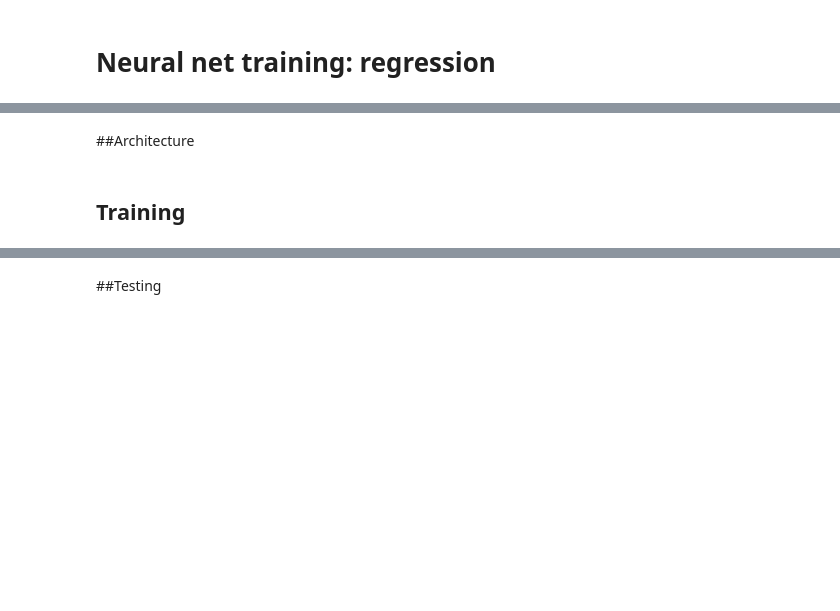
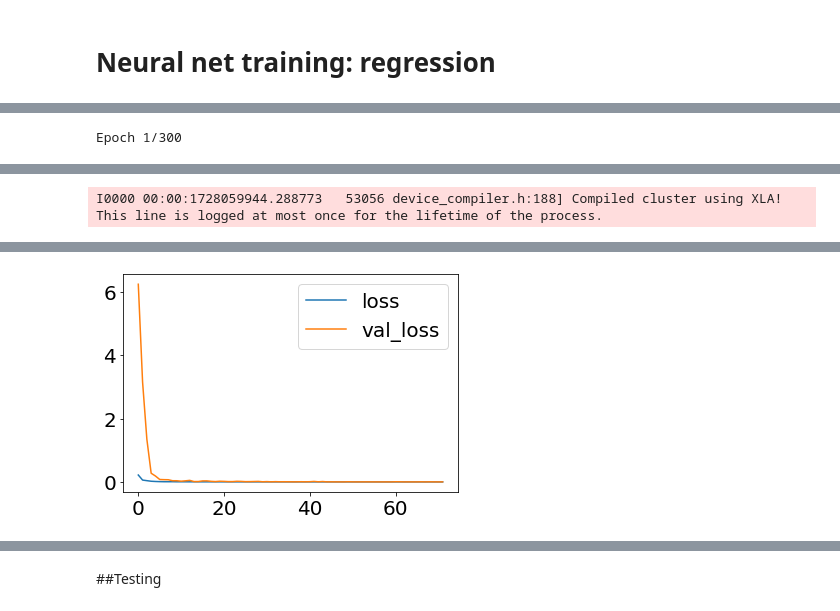
Before and after one commit to luizalober/chaotic_systems_NN, a Jupyter notebook: rp_NN_logistic.ipynb, the cells around one changed output, grey strips where cells are left out. Saved outputs shown, nothing was run; the diff lists cells and outputs as text; code cells hidden in the pictures; blank space fills up the shorter version.

Commit message:
Version 2 of the notebooks used
Improved NN architecture and better structure for the code execution.

```diff
--- a/rp_NN_logistic.ipynb
+++ b/rp_NN_logistic.ipynb
@@ -70,6 +119,7 @@ def parameter_stratification(value):
 # %%
 #Read all pngs from the train set
-pngs = glob.glob('your_path/IC=0.*/sample*png')
+data_path = '/your/path/'
+pngs = glob.glob(data_path + 'IC=0.*/sample*png')
 
 ims = {}
 for png in pngs:
@@ -80,32 +130,6 @@ for png in pngs:
 
 questions = np.array([each for each in ims.values()]).astype(np.float32)
 solutions = np.array([float(each.split('_')[-1].split('.')[0])/(1e16) for each in ims]).astype(np.float32)
-# %% [markdown]
-##Architecture
-# %%
-model = keras.Sequential([
-  keras.layers.Conv2D(3, 3, activation='relu'),
-  keras.layers.Conv2D(3, 3, activation='relu'),
-  keras.layers.MaxPooling2D(2),
-  keras.layers.Conv2D(3, 3, activation='relu'),
-  keras.layers.Conv2D(3, 3, activation='relu'),
-  keras.layers.MaxPooling2D(2),
-  keras.layers.Conv2D(3, 3, activation='relu'),
-  keras.layers.Conv2D(3, 3, activation='relu'),
-  keras.layers.MaxPooling2D(2),
-  keras.layers.Conv2D(3, 3, activation='relu'),
-  keras.layers.Conv2D(3, 3, activation='relu'),
-  keras.layers.Flatten(),
-  keras.layers.Dense(units=1024, activation='relu'),
-  keras.layers.Dense(units=512, activation='relu'),
-  keras.layers.Dense(units=256, activation='relu'),
-  keras.layers.Dense(units=64, activation='relu'),
-  keras.layers.Dense(units=1)
-])
-
-model.compile(loss='mean_squared_error', optimizer="adam")
-# %% [markdown]
-## Training
 # %%
 N_size = 100
 
@@ -121,6 +145,7 @@ early_stopping = callbacks.EarlyStopping(
     restore_best_weights=True,
 )
 # %%
+#Complete region
 history = model.fit(
     X_train, y_train,
     validation_data=(X_test, y_test),
@@ -128,8 +153,11 @@ history = model.fit(
     epochs=300,
     callbacks=[early_stopping], # put your callbacks in a list
     verbose=1,  # turn off training log
+    shuffle=False
 )
 
 history_df = pd.DataFrame(history.history)
 history_df.loc[:, ['loss', 'val_loss']].plot();
 print("Minimum validation loss: {}".format(history_df['val_loss'].min()))
+# %% [output]
+Epoch 1/300
@@ -135,0 +170 @@ print("Minimum validation loss: {}".format(history_df['val_loss'].min()))
+I0000 00:00:1728059944.288773   53056 device_compiler.h:188] Compiled cluster using XLA!  This line is logged at most once for the lifetime of the process.
@@ -135,0 +188 @@ print("Minimum validation loss: {}".format(history_df['val_loss'].min()))
+[figure, added]
```
Also changed, not shown: parts of 28 cells of this notebook, 1 other file.
